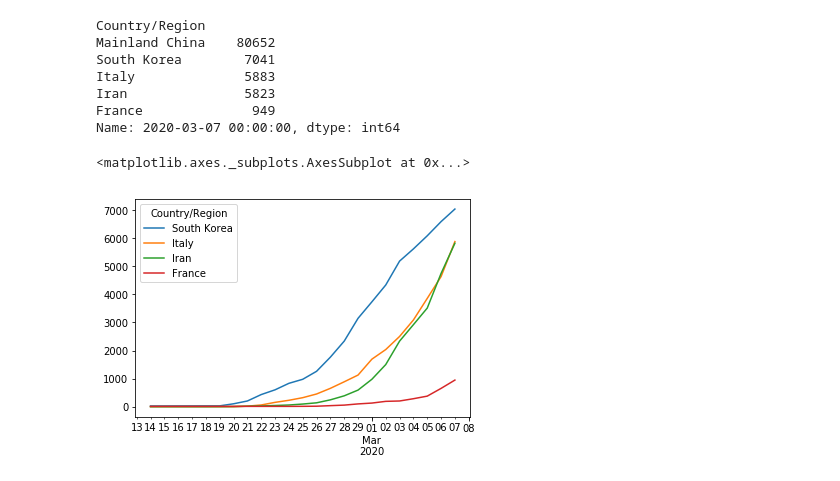
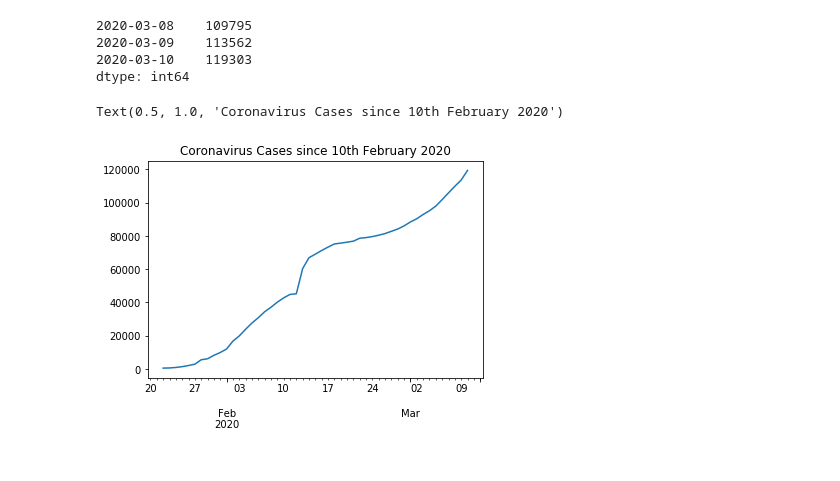
Before and after one commit to k-dhingra/COVID-19, a Jupyter notebook: csse_covid_19_data/Coronavirus data analysis.ipynb, the cells around one changed output. Saved outputs shown, nothing was run; the diff lists cells and outputs as text; code cells hidden in the pictures.

```diff
--- a/csse_covid_19_data/Coronavirus data analysis.ipynb
+++ b/csse_covid_19_data/Coronavirus data analysis.ipynb
@@ -23,17 +23,15 @@ virus_by_country = virus_by_country.transpose()
 # %%
 virus_by_country.index = pd.to_datetime(virus_by_country.index)
 # %%
-virus_by_country.loc['03/07/2020'].nlargest(5)
+virus_by_country.loc['03/08/2020':].sum(axis=1)
 # %% [output]
-Country/Region
-Mainland China    80652
-South Korea        7041
-Italy              5883
-Iran               5823
-France              949
-Name: 2020-03-07 00:00:00, dtype: int64
+2020-03-08    109795
+2020-03-09    113562
+2020-03-10    119303
+dtype: int64
-# %%
-virus_by_country.loc['14/02/2020':,['South Korea', 'Italy', 'Iran', 'France']].plot()
-# %% [output]
-<matplotlib.axes._subplots.AxesSubplot at 0x...>
-[figure, removed]
+# %%
+virus_by_country.sum(axis=1).plot()
+plt.title('Coronavirus Cases since 10th February 2020')
+# %% [output]
+Text(0.5, 1.0, 'Coronavirus Cases since 10th February 2020')
+[figure, added]
```
Also changed, not shown: parts of 34 cells of this notebook.
